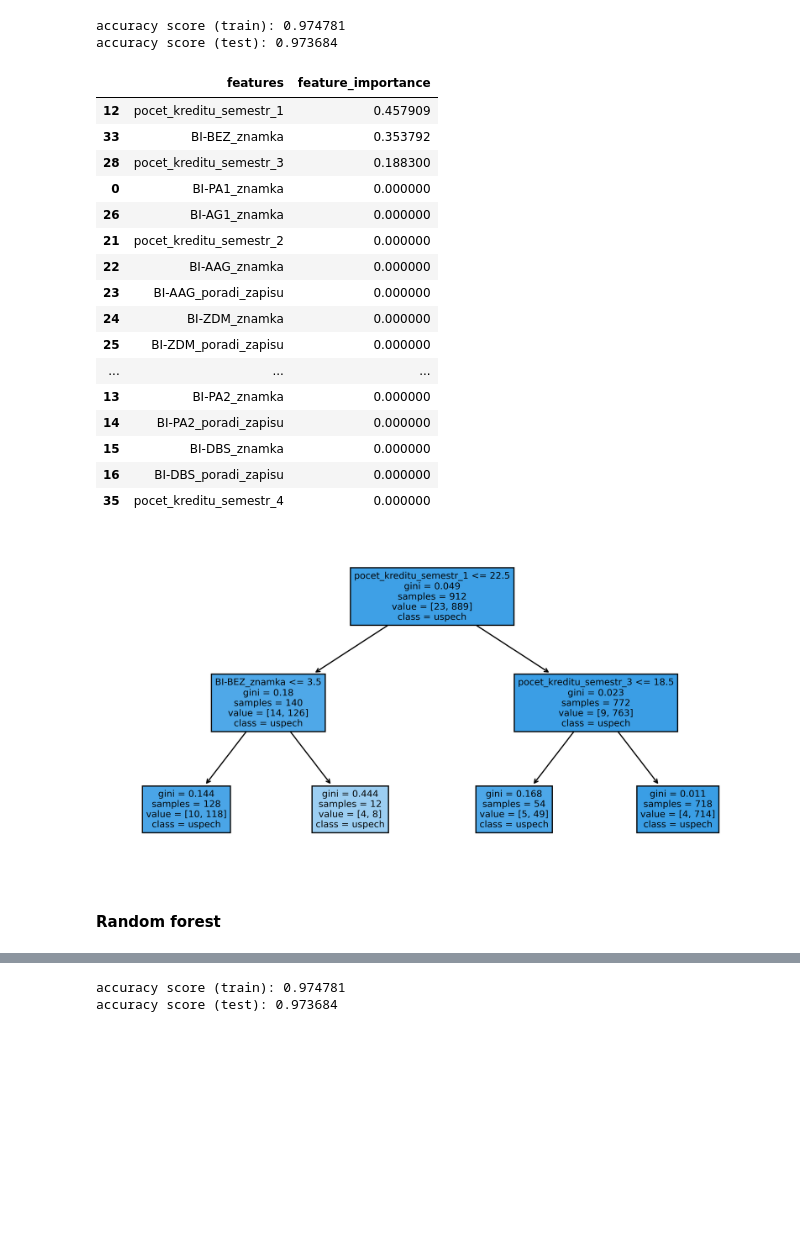
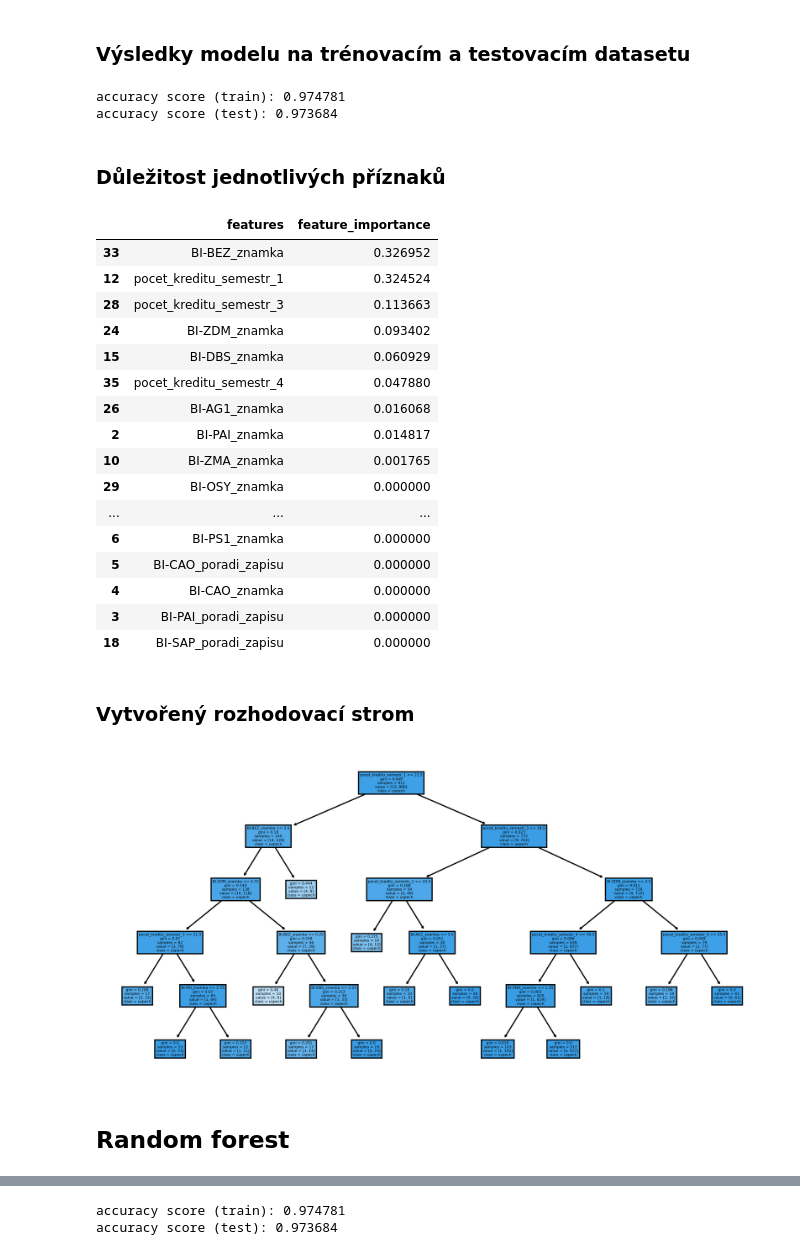
Before and after one commit to akapitanova/predikce_vykonu_studentu, a Jupyter notebook: Predikce_uspechu_semestr_5.ipynb, the cells around one changed output, grey strips where cells are left out. Cells and saved outputs as stored; diff of their text form; code cells hidden in the pictures; blank space fills up the shorter version.

```diff
--- a/Predikce_uspechu_semestr_5.ipynb
+++ b/Predikce_uspechu_semestr_5.ipynb
@@ -192,6 +201,6 @@ testovací data
 # %%
 def get_best_parameters(param_grid, classifier, xgb=None):
-    score = 'f1'
+    score = 'precision'
     if xgb:
         model = GridSearchCV(classifier(eval_metric='mlogloss', use_label_encoder=False, tree_method="gpu_hist", enable_categorical=True), param_grid, cv=5, scoring=score)
     else:
@@ -217,6 +226,6 @@ param_grid = [
     'min_samples_leaf':[10]}
 ]
 # %%
-dt_f1 = get_best_parameters(param_grid, DecisionTreeClassifier)
+dt = get_best_parameters(param_grid, DecisionTreeClassifier)
 # %% [output]
 Best hyper-parameters are:
@@ -235 +261,3 @@ Best hyper-parameters are:
+# %% [markdown]
+### Výsledky modelu na trénovacím a testovacím datasetu
 # %%
@@ -238,39 +266,43 @@ print('accuracy score (test): {0:.6f}'.format(metrics.accuracy_score(ytest, dt_f
 # %% [output]
 accuracy score (train): 0.974781
 accuracy score (test): 0.973684
+# %% [markdown]
+### Důležitost jednotlivých příznaků
 # %%
-feature_importances=pd.DataFrame({'features':Xtrain.columns,'feature_importance':dt_f1.best_estimator_.feature_importances_})
+feature_importances=pd.DataFrame({'features':Xtrain.columns,'feature_importance':dt.best_estimator_.feature_importances_})
 feature_importances.sort_values('feature_importance',ascending=False)
 # %% [output]
 |  | features | feature_importance |
-| 12 | pocet_kreditu_semestr_1 | 0.457909 |
-| 33 | BI-BEZ_znamka | 0.353792 |
-| 28 | pocet_kreditu_semestr_3 | 0.188300 |
-| 0 | BI-PA1_znamka | 0.000000 |
-| 26 | BI-AG1_znamka | 0.000000 |
-| 21 | pocet_kreditu_semestr_2 | 0.000000 |
-| 22 | BI-AAG_znamka | 0.000000 |
-| 23 | BI-AAG_poradi_zapisu | 0.000000 |
-| 24 | BI-ZDM_znamka | 0.000000 |
-| 25 | BI-ZDM_poradi_zapisu | 0.000000 |
+| 33 | BI-BEZ_znamka | 0.326952 |
+| 12 | pocet_kreditu_semestr_1 | 0.324524 |
+| 28 | pocet_kreditu_semestr_3 | 0.113663 |
+| 24 | BI-ZDM_znamka | 0.093402 |
+| 15 | BI-DBS_znamka | 0.060929 |
+| 35 | pocet_kreditu_semestr_4 | 0.047880 |
+| 26 | BI-AG1_znamka | 0.016068 |
+| 2 | BI-PAI_znamka | 0.014817 |
+| 10 | BI-ZMA_znamka | 0.001765 |
+| 29 | BI-OSY_znamka | 0.000000 |
 | ... | ... | ... |
-| 13 | BI-PA2_znamka | 0.000000 |
-| 14 | BI-PA2_poradi_zapisu | 0.000000 |
-| 15 | BI-DBS_znamka | 0.000000 |
-| 16 | BI-DBS_poradi_zapisu | 0.000000 |
-| 35 | pocet_kreditu_semestr_4 | 0.000000 |
+| 6 | BI-PS1_znamka | 0.000000 |
+| 5 | BI-CAO_poradi_zapisu | 0.000000 |
+| 4 | BI-CAO_znamka | 0.000000 |
+| 3 | BI-PAI_poradi_zapisu | 0.000000 |
+| 18 | BI-SAP_poradi_zapisu | 0.000000 |
+# %% [markdown]
+### Vytvořený rozhodovací strom
 # %%
 fig, axes = plt.subplots(nrows = 1,ncols = 1,figsize = (10,5), dpi=500)
-tree.plot_tree(dt_f1.best_estimator_,
+tree.plot_tree(dt.best_estimator_,
                feature_names = Xdata.columns,
                class_names=['neuspech', 'uspech'],
                filled = True);
 path_file = os.sep.join(['decision_trees', 'tree_f1_semestr5.png'])
 fig.savefig(path_file)
 # %% [output]
-[figure, old version]
+[figure, new version]
 # %% [markdown]
-#### Random forest
+## Random forest
 # %%
 param_grid_rf = {
     'criterion':['gini','entropy'],
```
Also changed, not shown: parts of 65 cells of this notebook, 34 other files.
